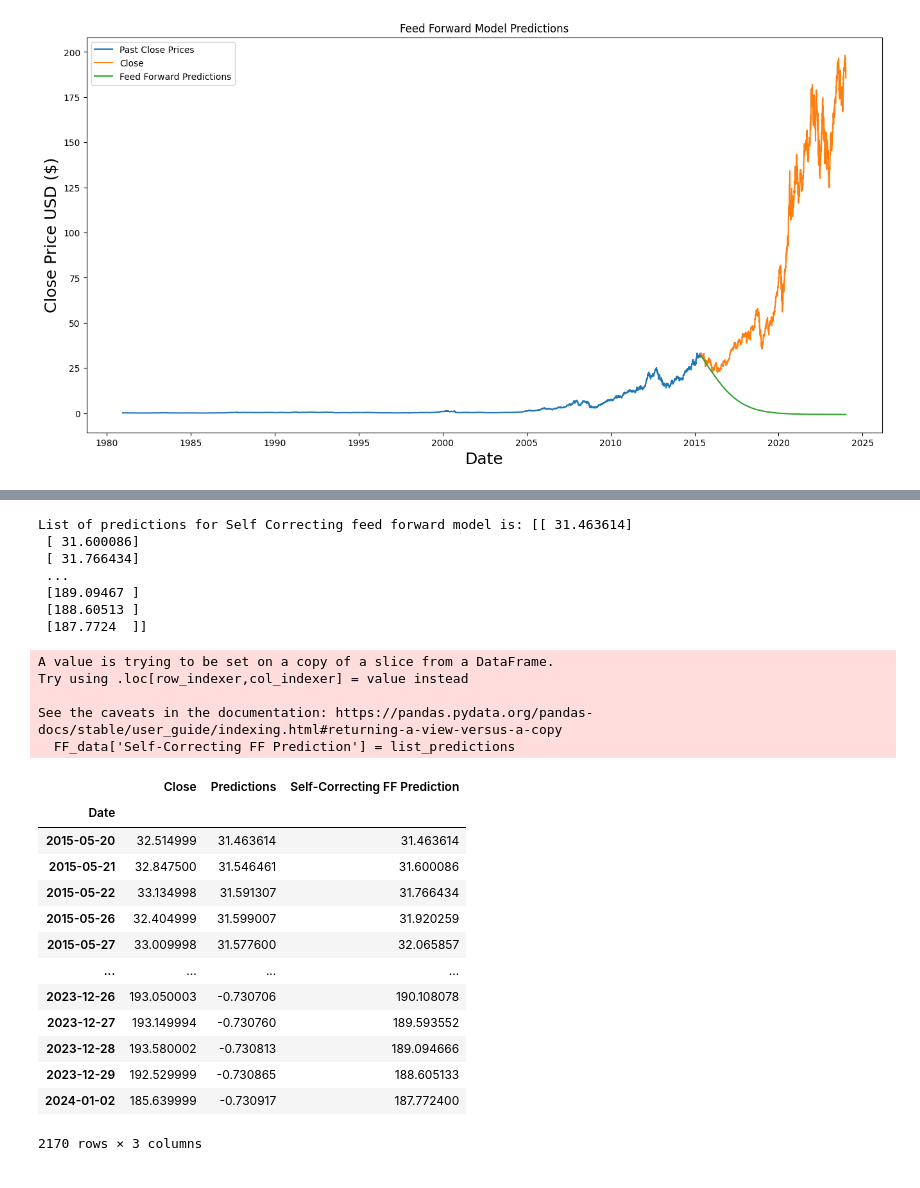
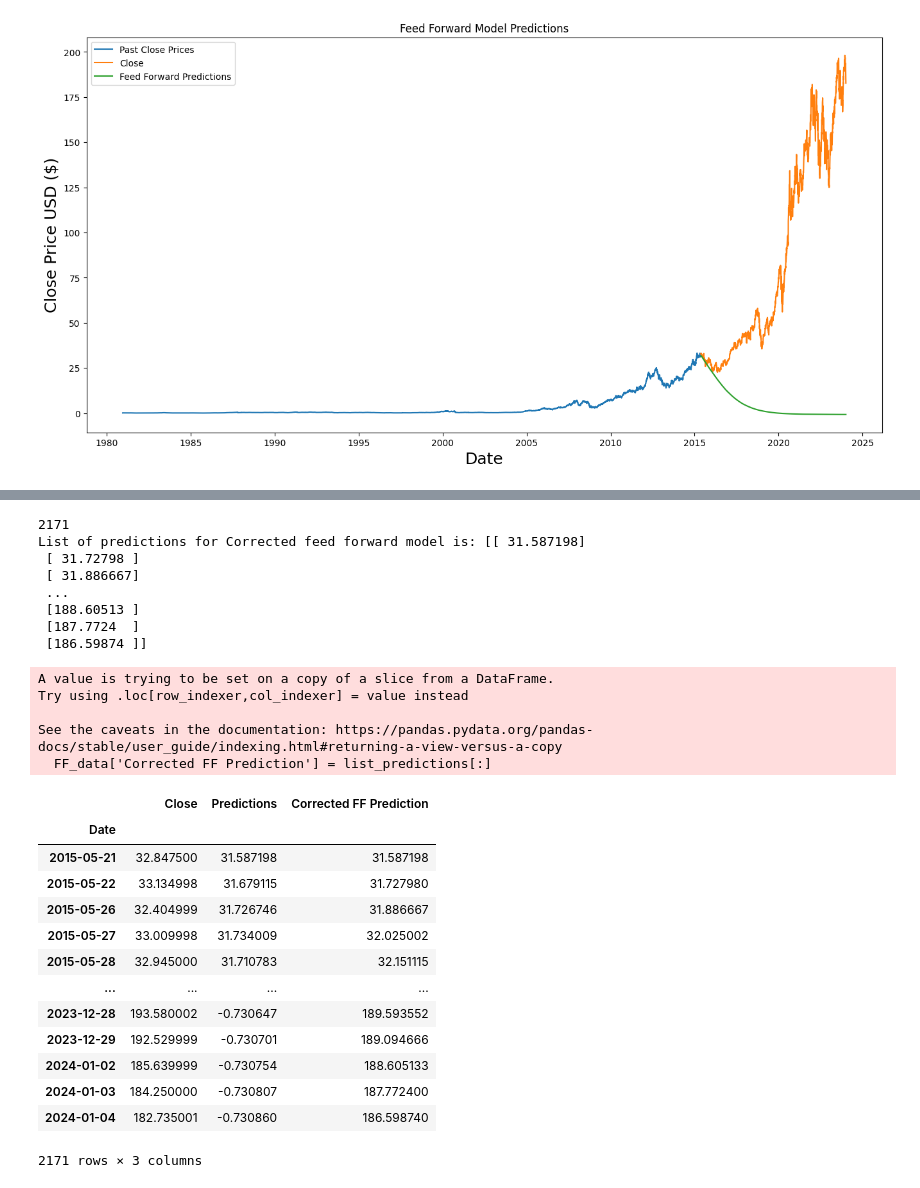
Before and after one commit to Brandon-Jeremy/HPT-OASiS, a Jupyter notebook: FeedForward/OASiS_GFF.ipynb, the cells around one changed output, grey strips where cells are left out. Drawn from its saved outputs; the diff is of its cells as text; code cells hidden in the pictures.

Commit message:
Fixed the existing errors from the FF model. Current FF model is based off the 1-day ahead approach

```diff
--- a/FeedForward/OASiS_GFF.ipynb
+++ b/FeedForward/OASiS_GFF.ipynb
@@ -179,5 +161,5 @@ for _ in range(unknown_test_repetitions):
 
     updated_sequence = x_test[:,1:,:]
     prediction = prediction.reshape(1,1,1)
-    updated_sequence = np.concatenate((updated_sequence, real_test_data[61+_,0].reshape(1,1,1)), axis=1)
+    updated_sequence = np.concatenate((updated_sequence, real_test_data[60+_,0].reshape(1,1,1)), axis=1)
     x_test = updated_sequence
@@ -203,41 +166,42 @@ IndexError: index 2230 is out of bounds for axis 0 with size 2230
 # %%
 list_predictions = np.array(list_predictions)
-list_predictions.shape
+print(len(list_predictions))
 
 list_predictions = np.reshape(list_predictions, newshape=(list_predictions.shape[0],1))
 list_predictions = scalar.inverse_transform(list_predictions)
 
-print(f"List of predictions for Self Correcting feed forward model is: {list_predictions}")
-FF_data['Self-Correcting FF Prediction'] = list_predictions
+print(f"List of predictions for Corrected feed forward model is: {list_predictions}")
+FF_data['Corrected FF Prediction'] = list_predictions[:]
 
 FF_data
 # %% [output]
-List of predictions for Self Correcting feed forward model is: [[ 31.463614]
- [ 31.600086]
- [ 31.766434]
+2171
+List of predictions for Corrected feed forward model is: [[ 31.587198]
+ [ 31.72798 ]
+ [ 31.886667]
  ...
- [189.09467 ]
  [188.60513 ]
- [187.7724  ]]
+ [187.7724  ]
+ [186.59874 ]]
 A value is trying to be set on a copy of a slice from a DataFrame.
 Try using .loc[row_indexer,col_indexer] = value instead
 
 See the caveats in the documentation: https://pandas.pydata.org/pandas-docs/stable/user_guide/indexing.html#returning-a-view-versus-a-copy
-  FF_data['Self-Correcting FF Prediction'] = list_predictions
+  FF_data['Corrected FF Prediction'] = list_predictions[:]
-|  | Close | Predictions | Self-Correcting FF Prediction |
+|  | Close | Predictions | Corrected FF Prediction |
 | Date |  |  |  |
-| 2015-05-20 | 32.514999 | 31.463614 | 31.463614 |
-| 2015-05-21 | 32.847500 | 31.546461 | 31.600086 |
-| 2015-05-22 | 33.134998 | 31.591307 | 31.766434 |
-| 2015-05-26 | 32.404999 | 31.599007 | 31.920259 |
-| 2015-05-27 | 33.009998 | 31.577600 | 32.065857 |
+| 2015-05-21 | 32.847500 | 31.587198 | 31.587198 |
+| 2015-05-22 | 33.134998 | 31.679115 | 31.727980 |
+| 2015-05-26 | 32.404999 | 31.726746 | 31.886667 |
+| 2015-05-27 | 33.009998 | 31.734009 | 32.025002 |
+| 2015-05-28 | 32.945000 | 31.710783 | 32.151115 |
 | ... | ... | ... | ... |
-| 2023-12-26 | 193.050003 | -0.730706 | 190.108078 |
-| 2023-12-27 | 193.149994 | -0.730760 | 189.593552 |
-| 2023-12-28 | 193.580002 | -0.730813 | 189.094666 |
-| 2023-12-29 | 192.529999 | -0.730865 | 188.605133 |
-| 2024-01-02 | 185.639999 | -0.730917 | 187.772400 |
+| 2023-12-28 | 193.580002 | -0.730647 | 189.593552 |
+| 2023-12-29 | 192.529999 | -0.730701 | 189.094666 |
+| 2024-01-02 | 185.639999 | -0.730754 | 188.605133 |
+| 2024-01-03 | 184.250000 | -0.730807 | 187.772400 |
+| 2024-01-04 | 182.735001 | -0.730860 | 186.598740 |
-2170 rows × 3 columns
+2171 rows × 3 columns
 # %%
 plt.figure(figsize=(16,8))
 plt.title('Feed Forward Model Predictions')
```
Also changed, not shown: parts of 5 cells of this notebook.
